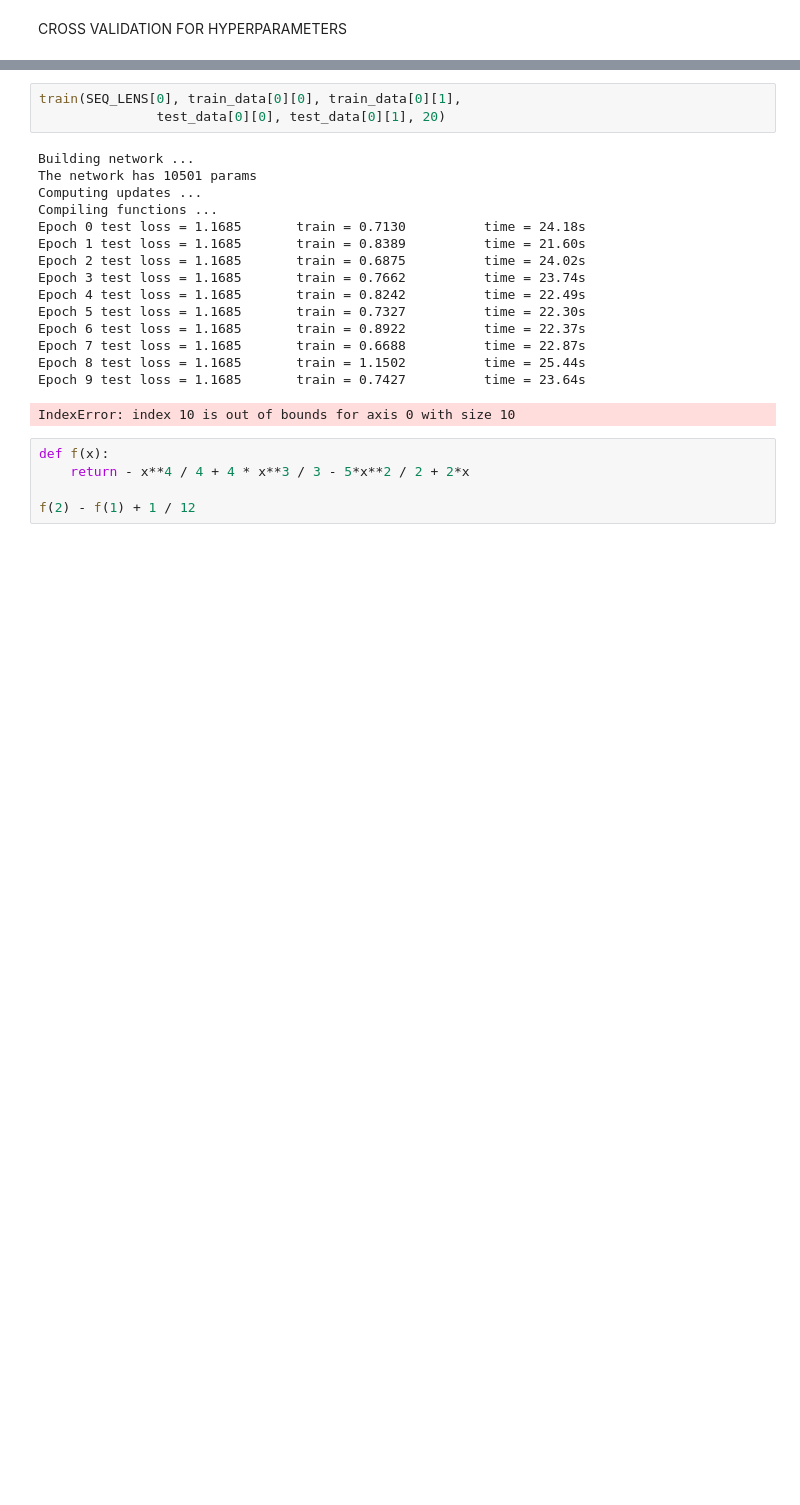
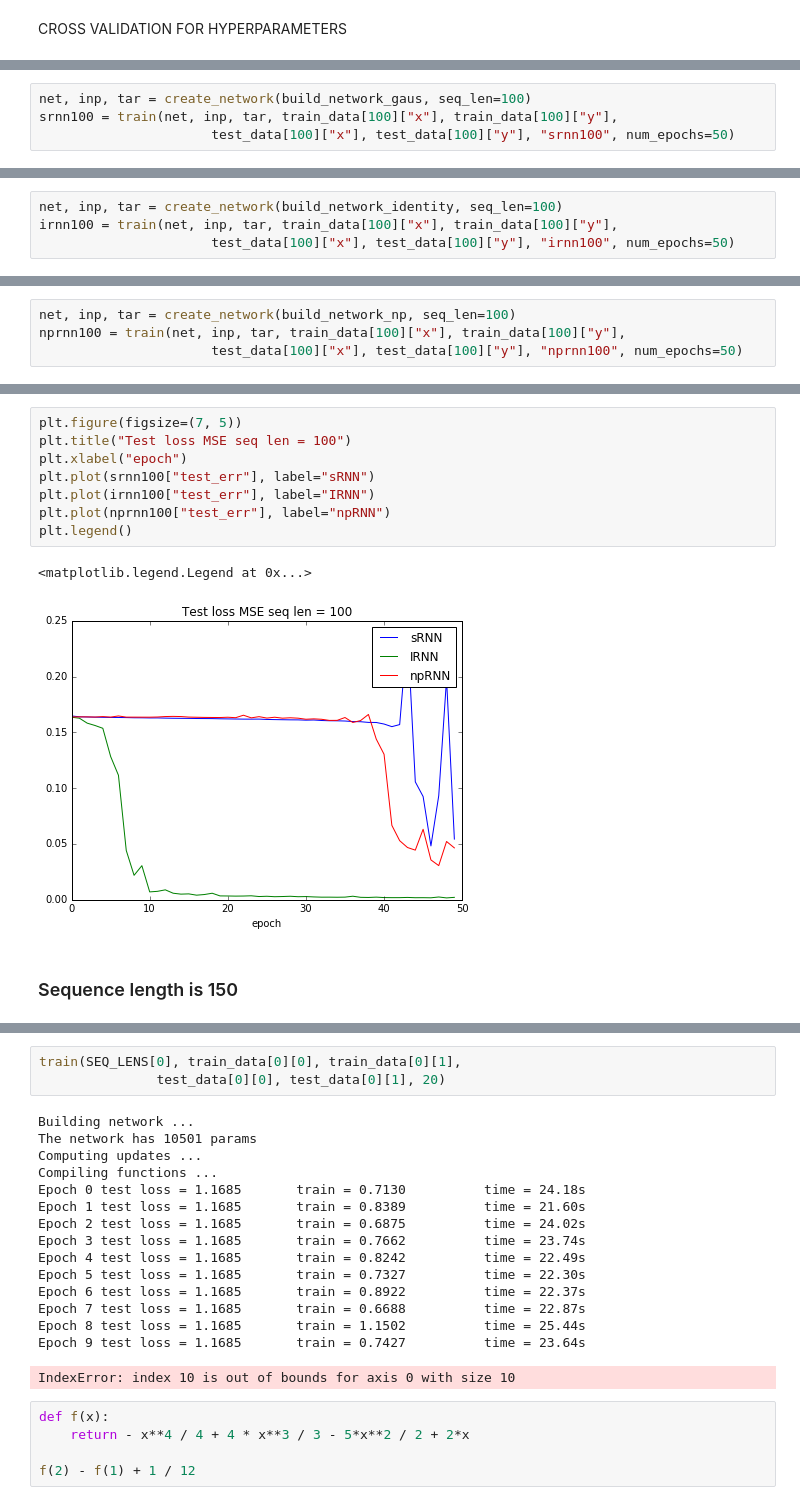
Before and after one commit to PolinaKirichenko/rnn, a Jupyter notebook: addition.ipynb, the cells around one changed output, grey strips where cells are left out. Cells and saved outputs as stored; diff of their text form; blank space fills up the shorter version.

```diff
--- a/addition.ipynb
+++ b/addition.ipynb
@@ -141,0 +491,4 @@ def train(seq_len, Xtrain, ytrain, Xtest, ytest, num_epochs=NUM_EPOCHS):
+# %%
+net, inp, tar = create_network(build_network_gaus, seq_len=100)
+srnn100 = train(net, inp, tar, train_data[100]["x"], train_data[100]["y"],
+                      test_data[100]["x"], test_data[100]["y"], "srnn100", num_epochs=50)
@@ -141,0 +513,4 @@ def train(seq_len, Xtrain, ytrain, Xtest, ytest, num_epochs=NUM_EPOCHS):
+# %%
+net, inp, tar = create_network(build_network_identity, seq_len=100)
+irnn100 = train(net, inp, tar, train_data[100]["x"], train_data[100]["y"],
+                      test_data[100]["x"], test_data[100]["y"], "irnn100", num_epochs=50)
@@ -141,0 +535,4 @@ def train(seq_len, Xtrain, ytrain, Xtest, ytest, num_epochs=NUM_EPOCHS):
+# %%
+net, inp, tar = create_network(build_network_np, seq_len=100)
+nprnn100 = train(net, inp, tar, train_data[100]["x"], train_data[100]["y"],
+                      test_data[100]["x"], test_data[100]["y"], "nprnn100", num_epochs=50)
@@ -141,0 +557,13 @@ def train(seq_len, Xtrain, ytrain, Xtest, ytest, num_epochs=NUM_EPOCHS):
+# %%
+plt.figure(figsize=(7, 5))
+plt.title("Test loss MSE seq len = 100")
+plt.xlabel("epoch")
+plt.plot(srnn100["test_err"], label="sRNN")
+plt.plot(irnn100["test_err"], label="IRNN")
+plt.plot(nprnn100["test_err"], label="npRNN")
+plt.legend()
+# %% [output]
+<matplotlib.legend.Legend at 0x...>
+[figure, added]
+# %% [markdown]
+### Sequence length is 150
```
Also changed, not shown: parts of 57 cells of this notebook.
